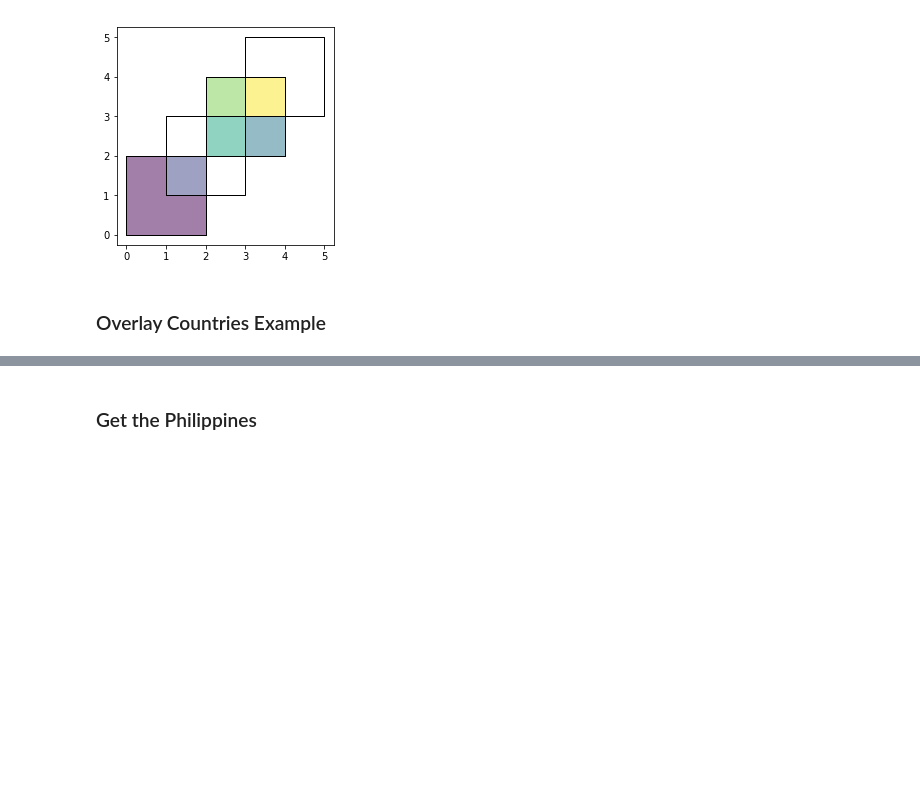
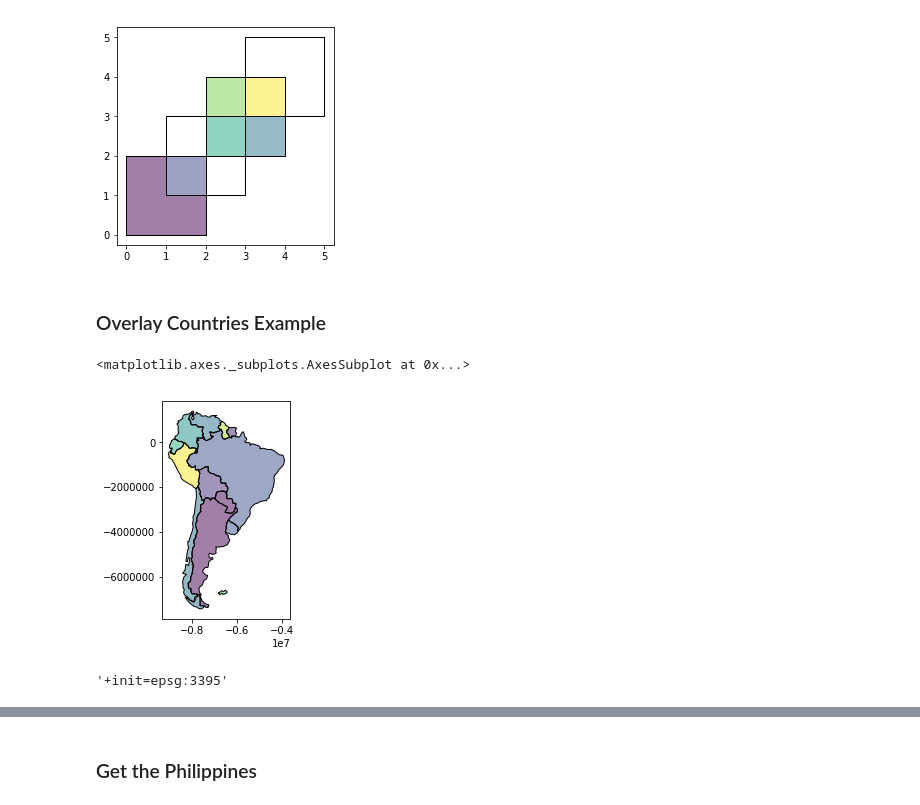
Before and after one commit to fjcamillo/Learn-GeoPandas, a Jupyter notebook: project_files/GeoPandas.ipynb, the cells around one changed output, grey strips where cells are left out. Drawn from its saved outputs; the diff is of its cells as text; code cells hidden in the pictures; blank space fills up the shorter version.

```diff
--- a/project_files/GeoPandas.ipynb
+++ b/project_files/GeoPandas.ipynb
@@ -277,0 +280,9 @@ countries = countries.to_crs('+init=epsg:3395')
+# %%
+countries.plot()
+# %% [output]
+<matplotlib.axes._subplots.AxesSubplot at 0x...>
+[figure, added]
+# %%
+capitals.crs
+# %% [output]
+'+init=epsg:3395'
```
Also changed, not shown: parts of 3 cells of this notebook.
